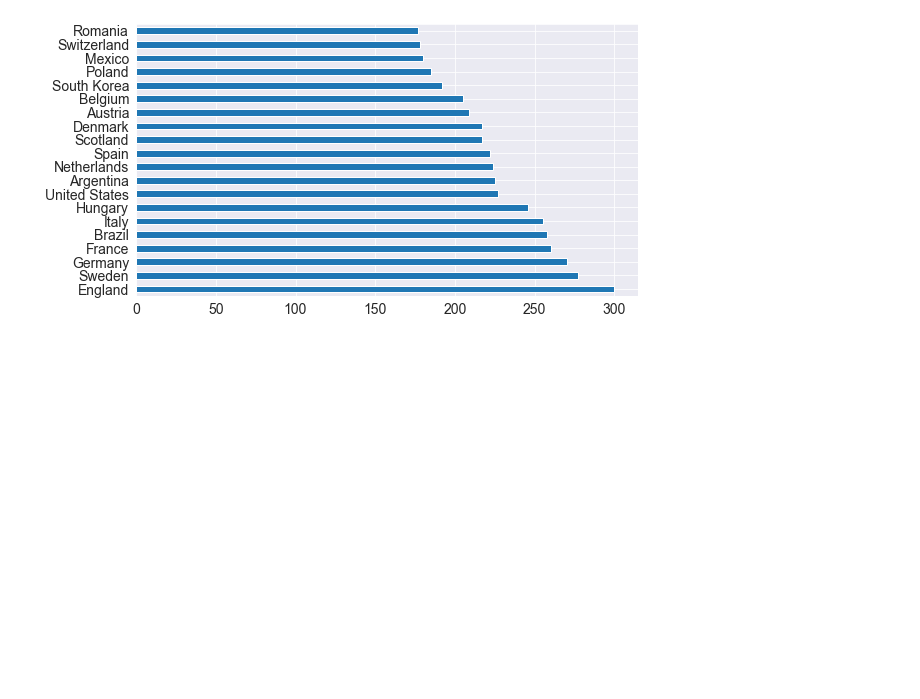
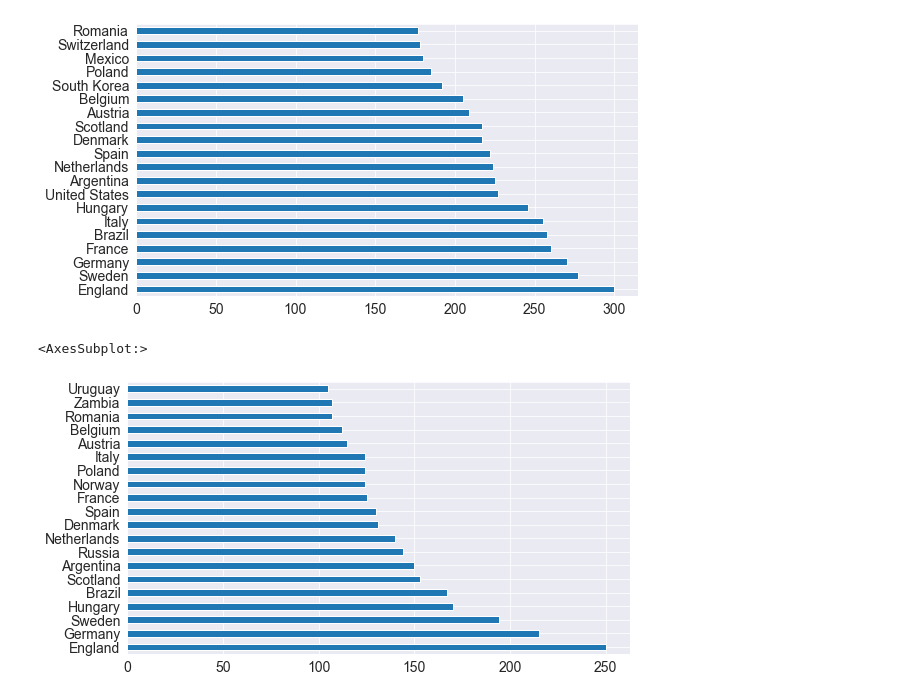
Before and after one commit to rshreemr12/ITL_football_EDA, a Jupyter notebook: football_eda.ipynb, the cells around one changed output. Cells and saved outputs as stored; diff of their text form; code cells hidden in the pictures; blank space fills up the shorter version.

```diff
--- a/football_eda.ipynb
+++ b/football_eda.ipynb
@@ -177,6 +262,16 @@ win_at_home['home_team'].value_counts()[:20].plot(kind='barh')
 # %% [output]
 <AxesSubplot:>
 [figure]
+# %%
+# seems like England has won most of the matches played
+# How about in non home ground ?
+#
+win_at_away = mask_non_neutral[mask_non_neutral['away_score'] > mask_non_neutral['home_score']]
+
+win_at_away['away_team'].value_counts()[:20].plot(kind='barh')
+# %% [output]
+<AxesSubplot:>
+[figure, added]
 # %%
 # Show Top 20 games vs wins
 # Lets look at top 20 games on IFL @ home ground
```
Also changed, not shown: parts of 31 cells of this notebook.
